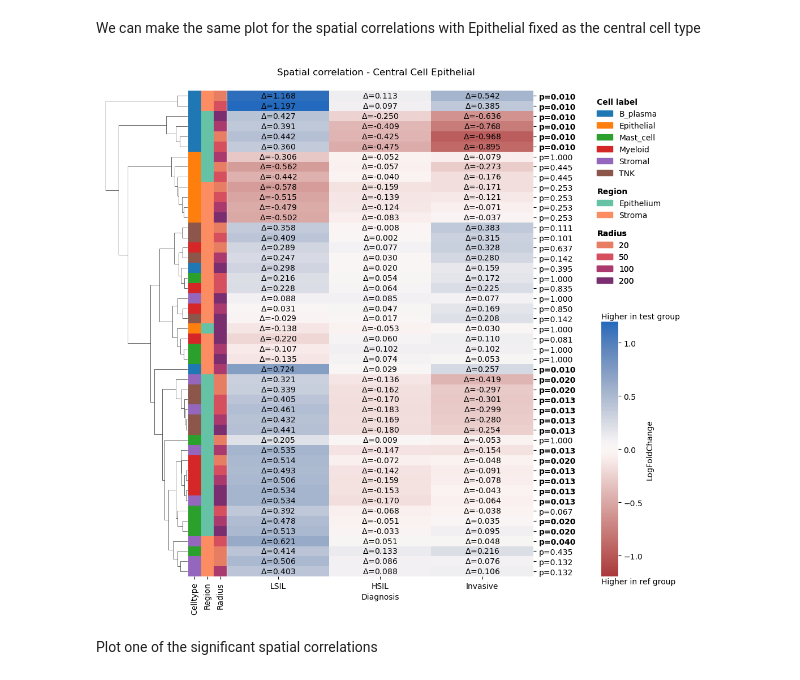
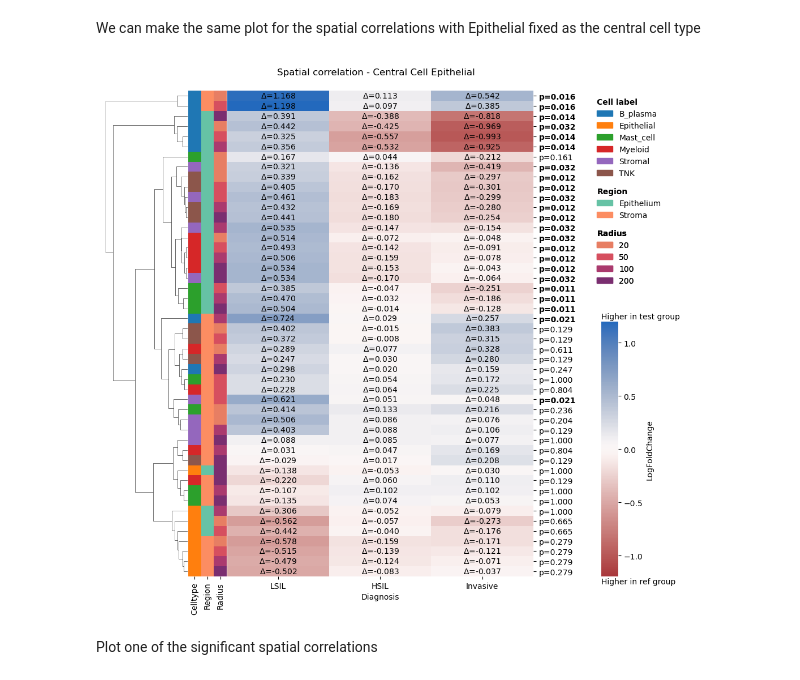
Before and after one commit to Tyler-Lam/Knottlab-Tutorials, a Jupyter notebook: regression_models/tutorial_feature_comparison.ipynb, the cells around one changed output. Drawn from its saved outputs; the diff is of its cells as text; code cells hidden in the pictures.

```diff
--- a/regression_models/tutorial_feature_comparison.ipynb
+++ b/regression_models/tutorial_feature_comparison.ipynb
@@ -454,5 +348,0 @@ Add cluster labels to dataframe
-# %%
-# Add cluster labels to llr dataframe
-corr_df['cluster'] = best_labels
-signif_df = pd.merge(llr_df, corr_df['cluster'], left_index = True, right_index = True, how = 'left')
-signif_df
@@ -496,2 +348,0 @@ Add the simes p-values to the signif df
-# %%
-signif_df = pd.merge(signif_df, simes_df, left_on = 'cluster', right_index = True, how = 'left')
@@ -500,4 +348,0 @@ Apply the BH correction within each cluster
-# %%
-signif_df = signif_df.groupby('cluster').apply(lambda g: apply_fdr(g))
-signif_df.index = signif_df.index.get_level_values(1)
-signif_df
@@ -531,12 +348,0 @@ Add the simes p-values to the signif df
-# %%
-# Select significant features: Must be in a significant cluster and have an adjusted cluster p-value <= alpha_adj
-signif = (signif_df['p-simes'] <= alpha) & (signif_df['cluster-p-adj'] <= alpha_adj)
-signif_df['signif'] = signif
-
-# Calculate the "effective" p-value (You can also require that the fdr p-value is <= 0.05)
-signif_df['fdr-q-val'] = signif_df['cluster-p-adj'].apply(lambda x: min(x * m / R, 1) if R > 0 else 1)
-
-# Overwrite the initial llr df with the significant columns
-stat_res['llr']['df'] = signif_df
-
-signif_df
@@ -722,33 +515,32 @@ We can make the same plot for the spatial correlations with Epithelial fixed as
 # %%
 # select spatial correlations
 feature = 'primary_celltype_spatial_correlation_central_cell_Epithelial'
 sub_res_df = res_df[res_df['feature_type'] == feature].copy()
 
 # Filter llr df to match the feature df
-sub_llr_df = stat_res['llr']['df'].copy()
-sub_llr_df = sub_llr_df[sub_llr_df['feature_type'] == feature].copy()
+sub_llr_df = signif_df[signif_df['feature_type'] == feature].copy()
 
 # We have to do some formatting, since we have spatial correlations for multiple radii
 # Add a column for the radius
 sub_res_df['Radius'] = sub_res_df['feature'].apply(lambda x: x.split('radius_')[1].split('_')[0]).astype(int)
 sub_llr_df['Radius'] = sub_llr_df.index.to_series().apply(lambda x: x.split('radius_')[1].split('_')[0]).astype(int)
 
 fig = plot_progression_heatmap(
     sub_res_df,
     llr_df = sub_llr_df,
     row_cluster = True,
     index = ['Celltype', 'Region', 'Radius'],  #We've added radius to the list of indices
     columns = ['Diagnosis'],
     values = 'effect',
     signif_col = 'signif',
     pval_col = 'fdr-q-val',
     order = ['LSIL', 'HSIL', 'Invasive'],
     ncols = 1,
     title = 'Spatial correlation - Central Cell Epithelial',
     cbar_label = 'LogFoldChange'      # Colorbar label is different since log link gives logfoldchanges
 )
 # %% [output]
-[figure, old version]
+[figure, new version]
 # %% [markdown]
 Plot one of the significant spatial correlations
 # %%
```
Also changed, not shown: parts of 38 cells of this notebook.
